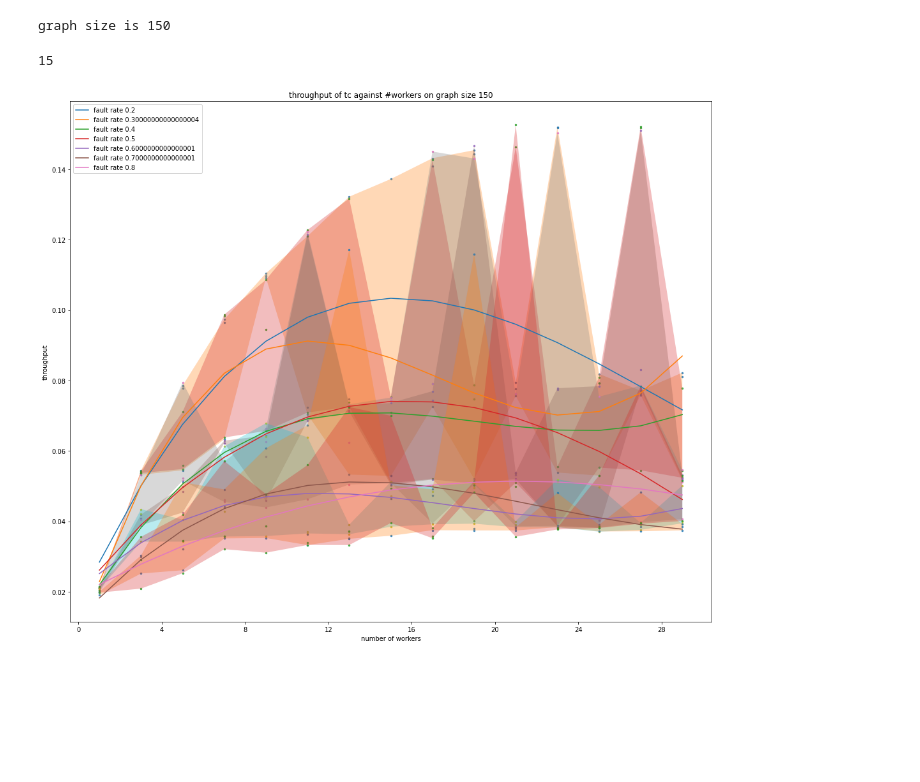
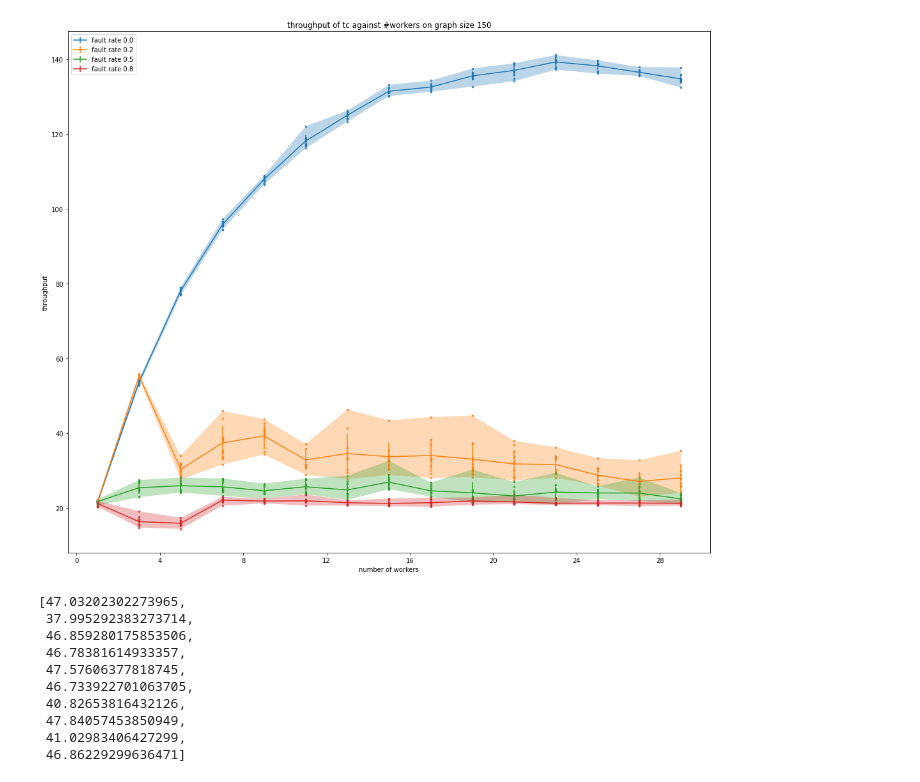
Before and after one commit to Vincent-lau/erlog, a Jupyter notebook: apps/bench/src/plot.ipynb, the cells around one changed output. Cells and saved outputs as stored; diff of their text form; code cells hidden in the pictures; blank space fills up the shorter version.

Commit message:
data: more data

```diff
--- a/apps/bench/src/plot.ipynb
+++ b/apps/bench/src/plot.ipynb
@@ -7,0 +6,5 @@ num_rep = 3
+# %%
+num_rep = 10
+th_scaling = 10000
+plot_colours = ['tab:blue', 'tab:orange', 'tab:green', 'tab:red', 'tab:purple',
+                'tab:brown', 'tab:pink', 'tab:gray', 'tab:olive', 'tab:cyan']
@@ -8 +44,34 @@ num_rep = 3
+# %%
+throughput_all_fault, workers, fault_rate, graph_size = read_fault('../results/tc150_straggle.txt')
+# %%
+def plot(throughput, workers, ax, lbl, c):
+    # confidence interval
+    max_throughputs = [np.max(t) for t in throughput]
+    min_throughputs = [np.min(t) for t in throughput]
+    mean_throughputs = [np.mean(t) for t in throughput]
+    err = [np.std(t) for t in throughput]
+
+    # create flattened version
+    workers_flat = np.array([[w] * num_rep for w in workers]).flatten()
+    throughput_flat = throughput.flatten()
+
+    ax.scatter(workers_flat, throughput_flat, s=6, alpha=0.8, color=c)
+    ax.fill_between(workers, min_throughputs, max_throughputs, alpha=0.3)
+    ax.errorbar(workers, mean_throughputs, yerr=err, label=lbl, color = c)
+# %%
+def plot_all(throughput_all, workers, graph_size, fault_rate):
+  fig, ax = plt.subplots()
+  fig.set_size_inches(18, 15)
+  ax.set_title(f"throughput of tc against #workers on graph size {graph_size}")
+  ax.set_xlabel("number of workers")
+  ax.xaxis.set_major_locator(plt.MaxNLocator(integer=True))
+  ax.set_ylabel("throughput")
+  for i, throughput in enumerate(throughput_all):
+    plot(np.array(throughput), np.array(workers), ax, f"fault rate {fault_rate[i]}", plot_colours[i])
+  ax.legend()
+# %%
+rates = [0, 1, 4, 9]
+plot_all(np.array(throughput_all_fault), workers, graph_size, np.array(fault_rate))
+# %% [output]
+[figure, added]
 # %%
@@ -68,8 +103,0 @@ def plot(throughput, workers, ax, fault):
-# %%
-throughput_all, workers, fault_rate, graph_size = read_fault('../results/time_worker.txt')
-# %% [output]
-graph size is 150
-# %%
-len(throughput_all[0])
-# %% [output]
-15
@@ -87,4 +104,14 @@ def plot_all(throughput_all, workers, graph_size, fault_rate):
-# %%
-plot_all(throughput_all, workers, graph_size, fault_rate)
-# %% [output]
-[figure, removed]
+# %%
+(throughput_all_input, workers, graph_size) = read_data2('../results/rsg_th.txt')
+throughput_all_input[0][8]
+# %% [output]
+[47.03202302273965,
+ 37.995292383273714,
+ 46.859280175853506,
+ 46.78381614933357,
+ 47.57606377818745,
+ 46.733922701063705,
+ 40.82653816432126,
+ 47.84057453850949,
+ 41.02983406427299,
+ 46.86229299636471]
```
Also changed, not shown: parts of 7 cells of this notebook, 15 other files.
